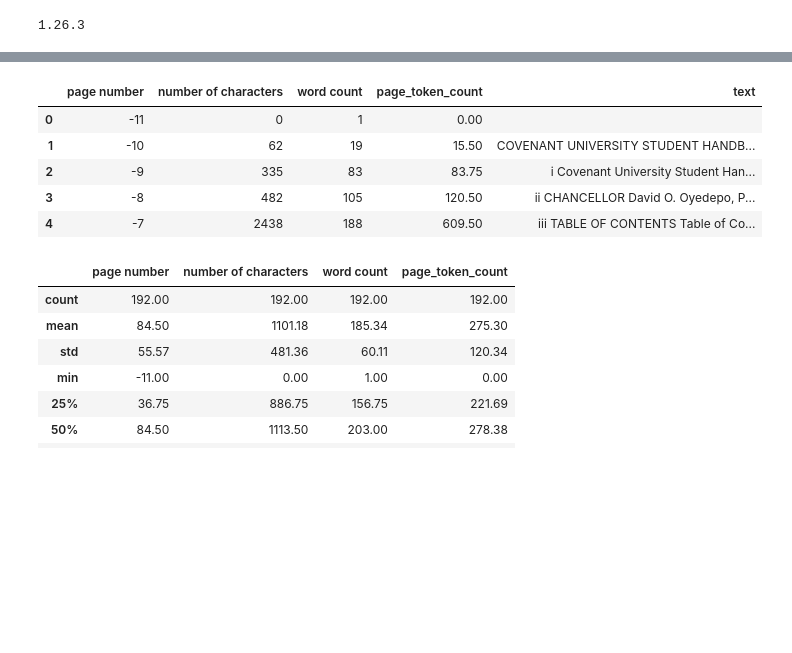
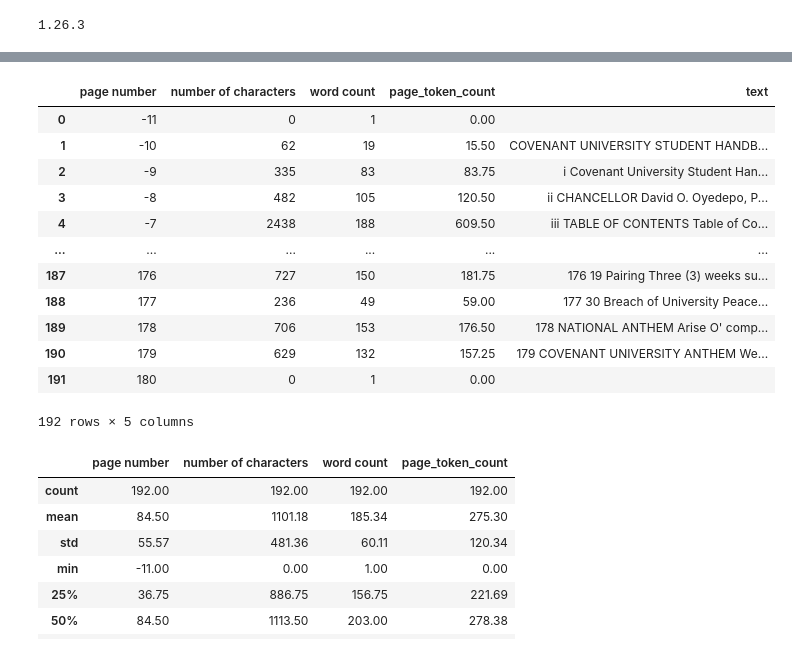
Before and after one commit to A-n-i-e/LLM-Zoomcamp-Capstone-Project, a Jupyter notebook: main.ipynb, the cells around one changed output, grey strips where cells are left out. Cells and saved outputs as stored; diff of their text form; code cells hidden in the pictures; blank space fills up the shorter version.

```diff
--- a/main.ipynb
+++ b/main.ipynb
@@ -40,7 +25,9 @@ def read_pdf(file_path):
 
     for page_number , page in enumerate(tqdm(doc, desc="Reading Pages....")):
         text = page.get_text()
-        # text = text.replace("\n", " ").strip()
+        text = text.replace("\n", " ").strip()
+        # text = text.split(" ")[1:]
+        # text = " ".join(text)
         pages_and_texts.append({
             "page number": page_number - 11,
             "number of characters": len(text),
@@ -59,13 +62,20 @@ print(pages_and_texts[13])
 # %%
 df = pd.DataFrame(pages_and_texts)
-df.head()
+df
 # %% [output]
 |  | page number | number of characters | word count | page_token_count | text |
 | 0 | -11 | 0 | 1 | 0.00 |  |
 | 1 | -10 | 62 | 19 | 15.50 | COVENANT UNIVERSITY STUDENT HANDB... |
 | 2 | -9 | 335 | 83 | 83.75 | i Covenant University Student Han... |
 | 3 | -8 | 482 | 105 | 120.50 | ii CHANCELLOR David O. Oyedepo, P... |
 | 4 | -7 | 2438 | 188 | 609.50 | iii TABLE OF CONTENTS Table of Co... |
+| ... | ... | ... | ... | ... | ... |
+| 187 | 176 | 727 | 150 | 181.75 | 176 19 Pairing Three (3) weeks su... |
+| 188 | 177 | 236 | 49 | 59.00 | 177 30 Breach of University Peace... |
+| 189 | 178 | 706 | 153 | 176.50 | 178 NATIONAL ANTHEM Arise O' comp... |
+| 190 | 179 | 629 | 132 | 157.25 | 179 COVENANT UNIVERSITY ANTHEM We... |
+| 191 | 180 | 0 | 1 | 0.00 |  |
+192 rows × 5 columns
 # %%
 # Get stats
 df.describe().round(2)
```
Also changed, not shown: parts of 6 cells of this notebook.
